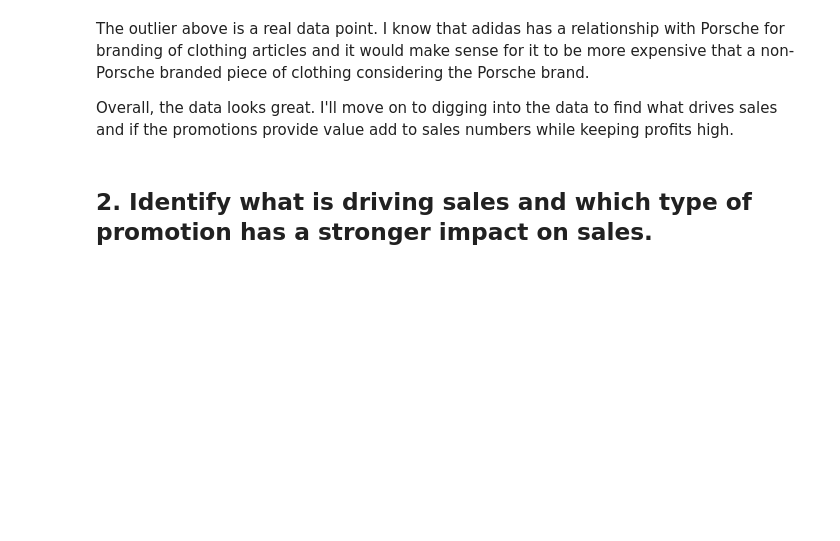
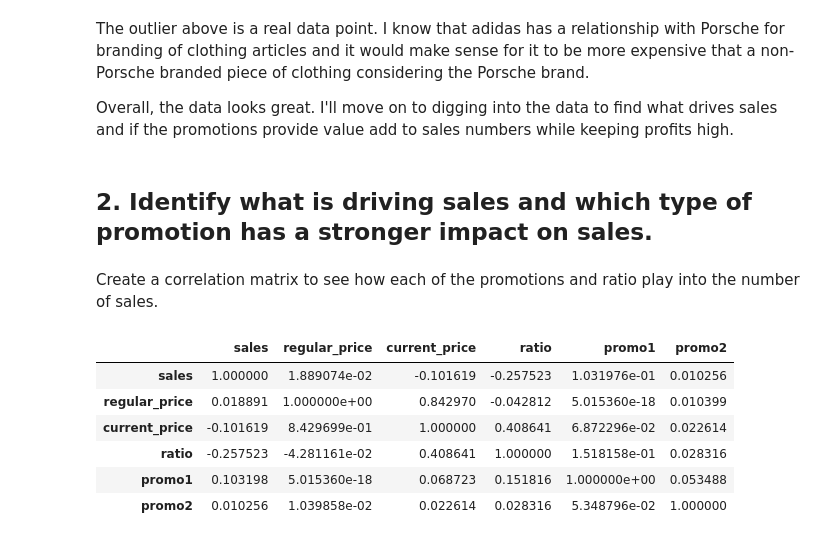
Before and after one commit to swekul/RetailSales_CaseStudy, a Jupyter notebook: RetailSales_DemandForecasting_McRoberts.ipynb, the cells around one changed output. Cells and saved outputs as stored; diff of their text form; code cells hidden in the pictures; blank space fills up the shorter version.

```diff
--- a/RetailSales_DemandForecasting_McRoberts.ipynb
+++ b/RetailSales_DemandForecasting_McRoberts.ipynb
@@ -266,3 +266,17 @@ The outlier above is a real data point. I know that adidas has a relationship wi
 Overall, the data looks great. I'll move on to digging into the data to find what drives sales and if the promotions provide value add to sales numbers while keeping profits high.
 # %% [markdown]
 ## 2. Identify what is driving sales and which type of promotion has a stronger impact on sales.
+# %% [markdown]
+Create a correlation matrix to see how each of the promotions and ratio play into the number of sales.
+# %%
+# calculate correlation matrix
+corr_sales = data_sales.corr()
+corr_sales
+# %% [output]
+|  | sales | regular_price | current_price | ratio | promo1 | promo2 |
+| sales | 1.000000 | 1.889074e-02 | -0.101619 | -0.257523 | 1.031976e-01 | 0.010256 |
+| regular_price | 0.018891 | 1.000000e+00 | 0.842970 | -0.042812 | 5.015360e-18 | 0.010399 |
+| current_price | -0.101619 | 8.429699e-01 | 1.000000 | 0.408641 | 6.872296e-02 | 0.022614 |
+| ratio | -0.257523 | -4.281161e-02 | 0.408641 | 1.000000 | 1.518158e-01 | 0.028316 |
+| promo1 | 0.103198 | 5.015360e-18 | 0.068723 | 0.151816 | 1.000000e+00 | 0.053488 |
+| promo2 | 0.010256 | 1.039858e-02 | 0.022614 | 0.028316 | 5.348796e-02 | 1.000000 |
```
Also changed, not shown: parts of 5 cells of this notebook.
